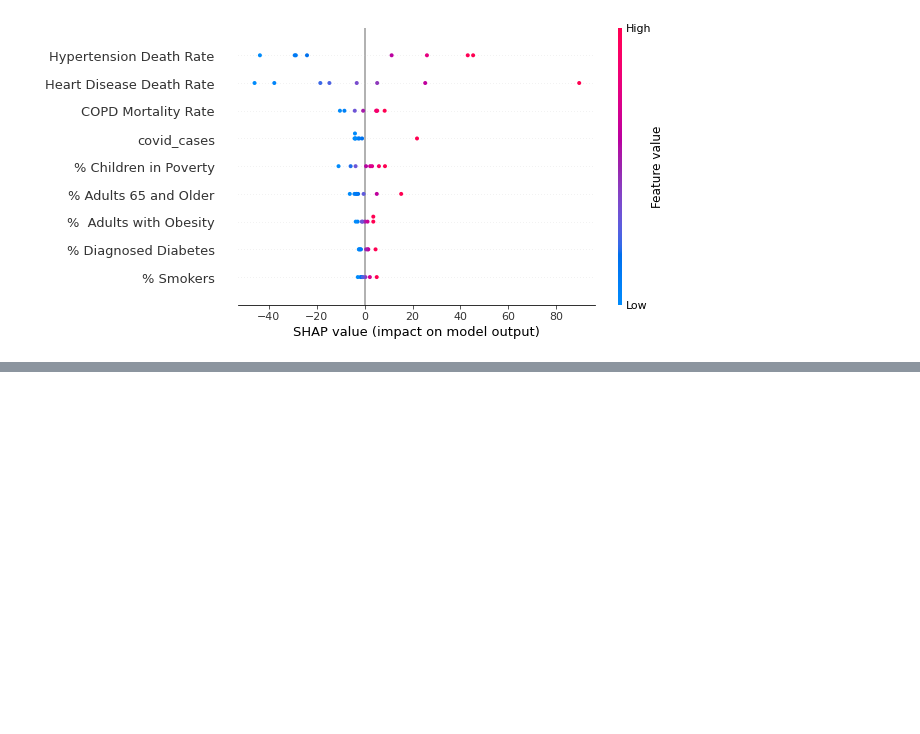
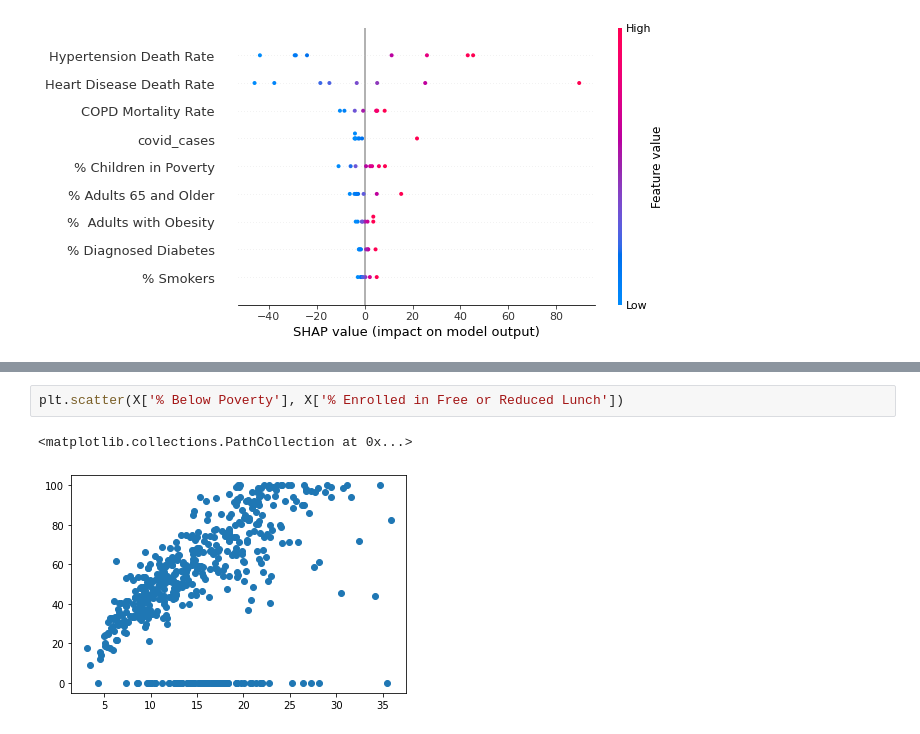
Before and after one commit to community-insight-impact/supervised_proxy_outcomes, a Jupyter notebook: notebooks_hospitalization_rate/indicators_poverty.ipynb, the cells around one changed output, grey strips where cells are left out. Saved outputs shown, nothing was run; the diff lists cells and outputs as text; blank space fills up the shorter version.

```diff
--- a/notebooks_hospitalization_rate/indicators_poverty.ipynb
+++ b/notebooks_hospitalization_rate/indicators_poverty.ipynb
@@ -484,0 +494,5 @@ shap.summary_plot(shap_values, x_o5, feature_names=X_train_o5.columns)
+# %%
+plt.scatter(X['% Below Poverty'], X['% Enrolled in Free or Reduced Lunch'])
+# %% [output]
+<matplotlib.collections.PathCollection at 0x...>
+[figure, added]
```
Also changed, not shown: parts of 15 cells of this notebook.
